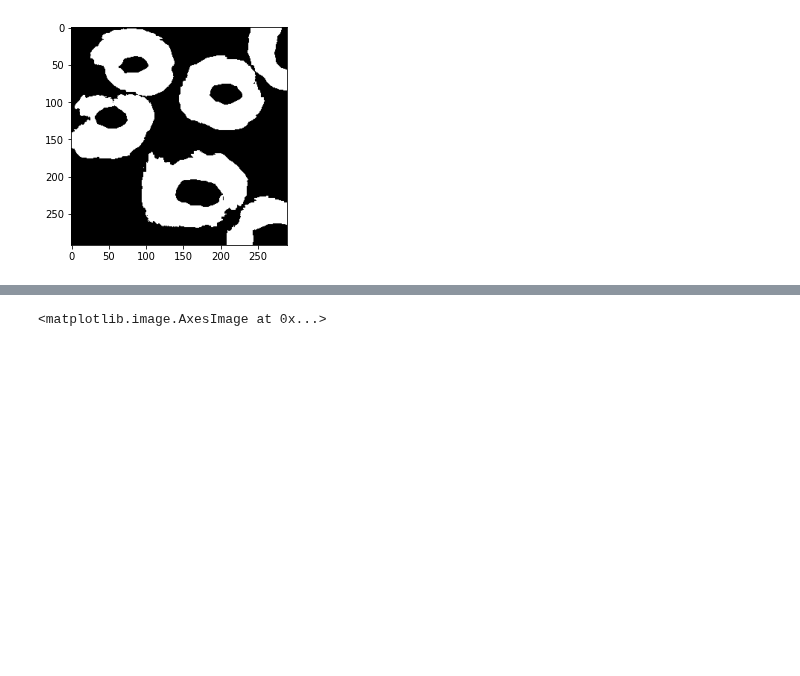
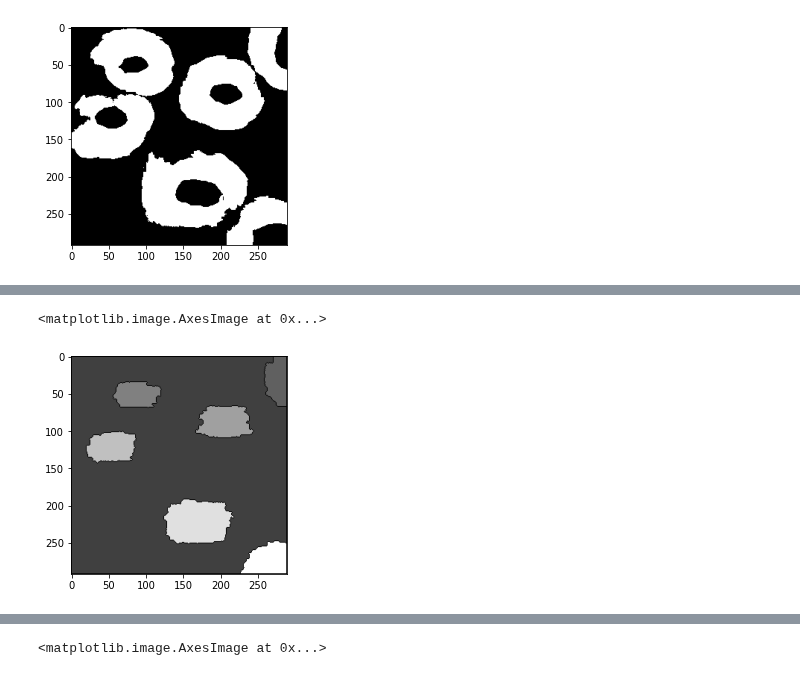
Before and after one commit to Debechelo/ComputerVision, a Jupyter notebook: Lab_6 python/Wat.ipynb, the cells around one changed output, grey strips where cells are left out. Saved outputs shown, nothing was run; the diff lists cells and outputs as text; code cells hidden in the pictures; blank space fills up the shorter version.

```diff
--- a/Lab_6 python/Wat.ipynb
+++ b/Lab_6 python/Wat.ipynb
@@ -34,0 +65,7 @@ plt.imshow(threshold, cmap='gray')
+# %%
+image = cv2.imread('A.png', cv2.COLOR_BGR2GRAY)
+labels = cv2.watershed(image,markers)
+plt.imshow(labels, cmap='gray')
+# %% [output]
+<matplotlib.image.AxesImage at 0x...>
+[figure, added]
```
Also changed, not shown: parts of 9 cells of this notebook, 20 other files.
